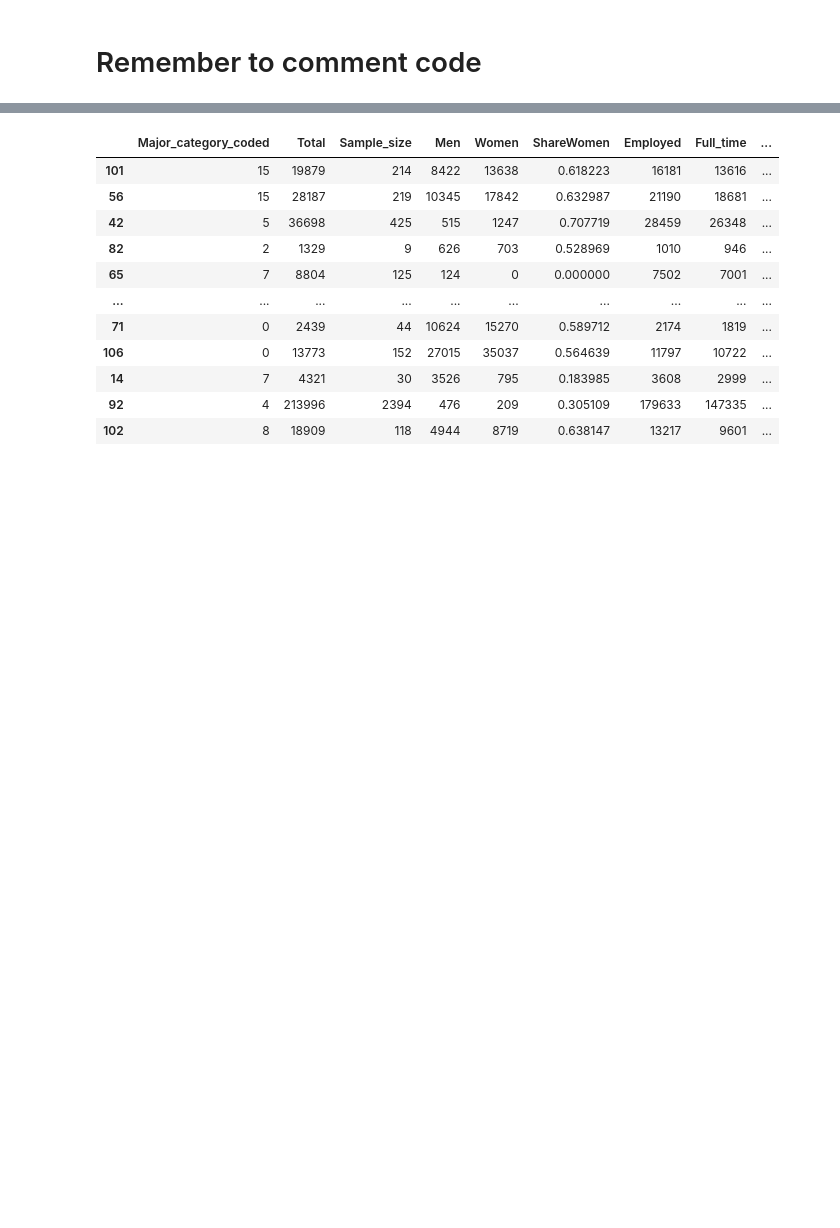
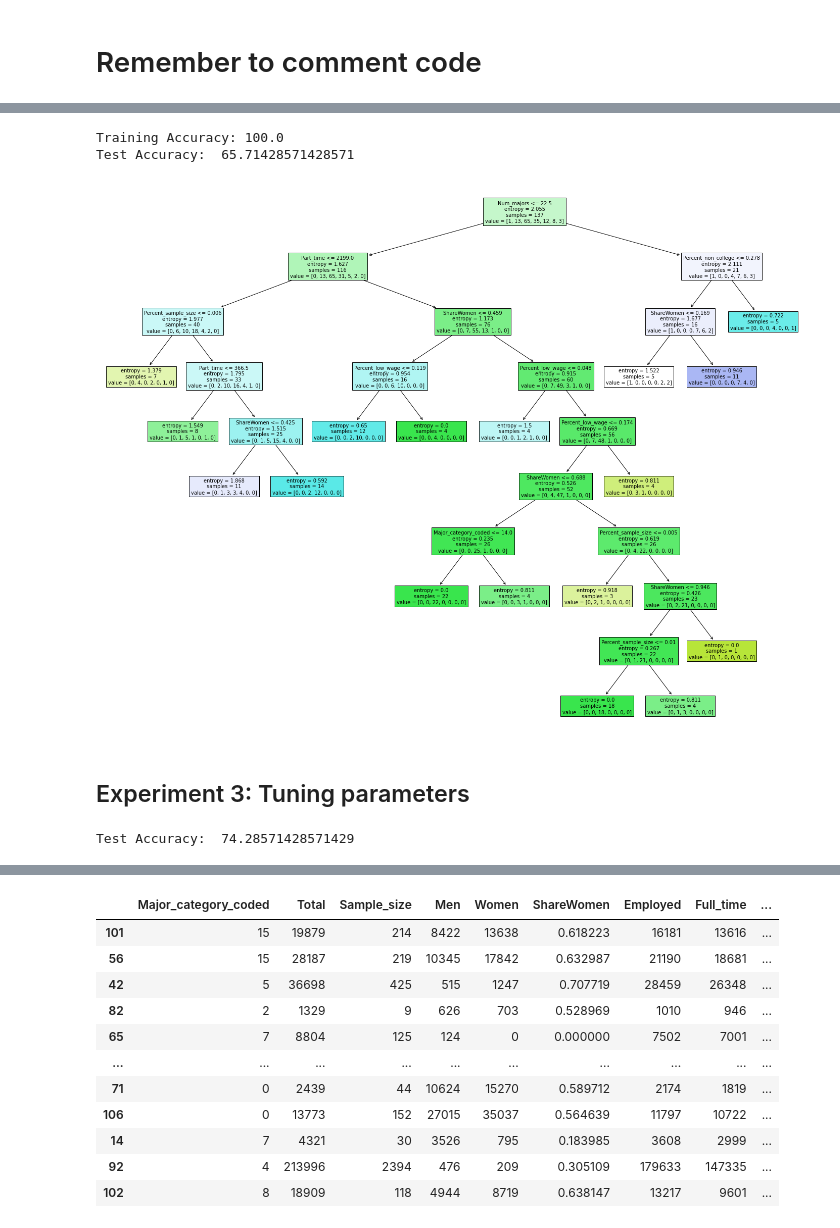
Before and after one commit to siennawishart/MSCI-446-Project, a Jupyter notebook: Supervised Learning/Decision Trees.ipynb, the cells around one changed output, grey strips where cells are left out. Drawn from its saved outputs; the diff is of its cells as text; code cells hidden in the pictures; blank space fills up the shorter version.

```diff
--- a/Supervised Learning/Decision Trees.ipynb
+++ b/Supervised Learning/Decision Trees.ipynb
@@ -157 +109,60 @@ LabelEncoder()
+# %%
+# include only features that improve the model
+features = ['Major_category_coded',
+            'Num_majors',
+            'Percent_full_time',
+            'Percent_college',
+            'Percent_non_college',
+            'Percent_sample_size',
+            'Percent_low_wage',
+            'Percent_unemployed',
+            'ShareWomen',
+            'Part_time',
+            ]
+
+X_train = train[features]
+y_train = train['Median_category_coded']
+
+X_test = test[features]
+y_test = test['Median_category_coded']
+
+# refit the classifier on the training set with fewer features
+c.fit(X_train,y_train)
+
+# generate training set accuracy
+y_pred = c.predict(X_train)
+score = accuracy_score(y_train,y_pred)*100
+print("Training Accuracy:", score)
+
+# generate test set accuracy
+y_pred = c.predict(X_test)
+score = accuracy_score(y_test,y_pred)*100
+print("Test Accuracy: ", score )
+# %% [output]
+Training Accuracy: 100.0
+Test Accuracy:  65.71428571428571
+# %%
+fig = plt.figure(figsize=(25,20))
+_ = tree.plot_tree(c,
+                   feature_names=X_train.columns,
+#                    class_names=iris.target_names,
+                   filled=True)
+fig.savefig("exp2_decision_tree.png")
+# %% [output]
+[figure, added]
+# %% [markdown]
+## Experiment 3: Tuning parameters
+# %%
+MIN_SAMPLES_SPLIT = 15
+CRITERION='entropy'
+
+c = DecisionTreeClassifier(min_samples_split=MIN_SAMPLES_SPLIT, criterion=CRITERION)
+
+# using the same feature set as Experiment 2
+c.fit(X_train,y_train)
+y_pred = c.predict(X_test)
+score = accuracy_score(y_test,y_pred)*100
+print("Test Accuracy: ", score )
+# %% [output]
+Test Accuracy:  74.28571428571429
 # %%
```
Also changed, not shown: parts of 27 cells of this notebook, 1 other file.
